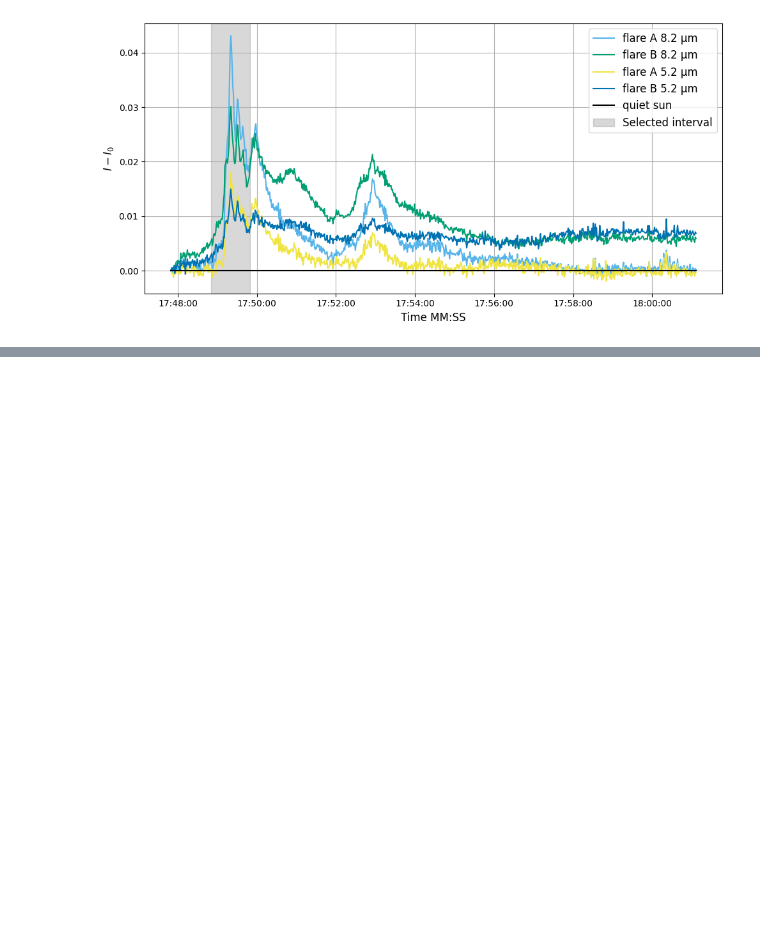
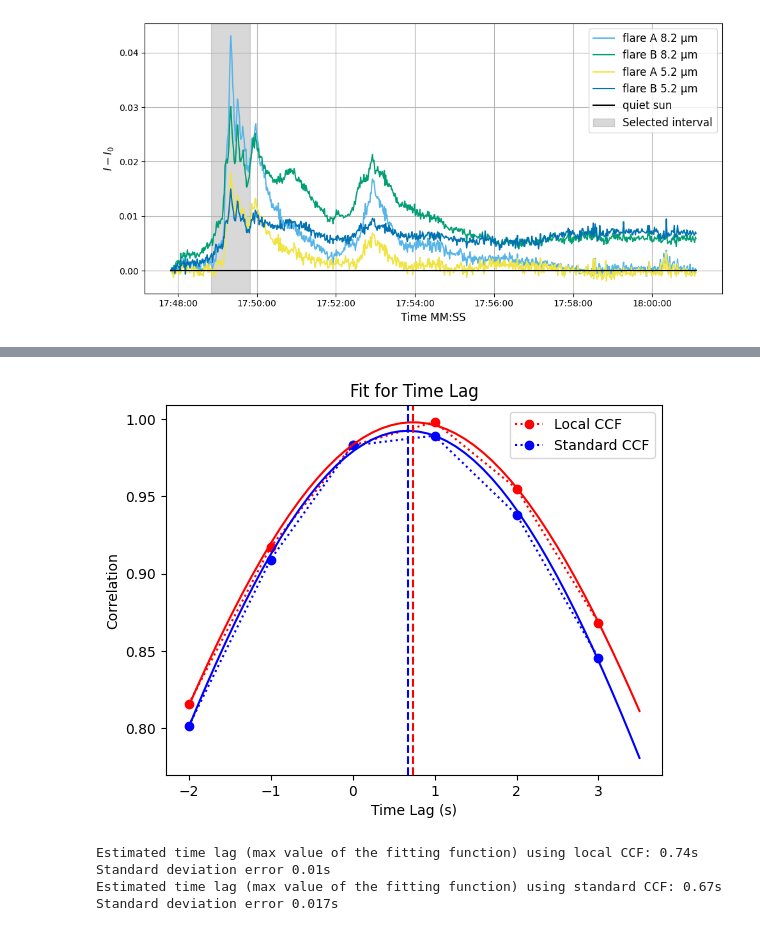
Before and after one commit to miguelrq21-spec/Delay-observations-mid-infrared-channels-in-solar-flare-footpoints, a Jupyter notebook: MIRI_data.ipynb, the cells around one changed output, grey strips where cells are left out. Cells and saved outputs as stored; diff of their text form; code cells hidden in the pictures; blank space fills up the shorter version.

```diff
--- a/MIRI_data.ipynb
+++ b/MIRI_data.ipynb
@@ -307,0 +426,74 @@ plt.show()
+# %%
+#The analysed signals have arround 1min lenght
+lt=61#lenght of time series
+st=60/(lt-1) #step size in time
+na=0 #Noise Amplitude
+ns_1=4.1#Number of seconds to consider un the fit
+ns_2=5.5
+ttl=0.75 #theoretical time lag
+
+noise_1 = np.random.uniform(low=-na, high=na, size=(lt))
+noise_2 = np.random.uniform(low=-na, high=na, size=(lt))
+t=np.linspace(0,60,lt)
+Int_1=(flare(t,10,15,100,0.9)+noise_1)*0.6
+Int_2=flare(t, 10+ttl,15+ttl,100,0.9)+noise_2
+
+#Correlation function
+mean_Int_1=np.mean(Int_1)
+mean_Int_2=np.mean(Int_2)
+Norm=np.std(Int_1)*np.std(Int_2)*len(Int_1)
+
+#We try two different cross correlation functions, local CCF and standard CCF
+#Local CCF
+correlation_1 = TlocalCCF(Int_1,Int_2)
+k=len(Int_1)
+lags_1 = np.arange(-k+3, k-2, 1) #Len of 95, the lag 0 is at 47
+
+#Standard CCF (used by Paulo)
+correlation_2 = signal.correlate(Int_2-mean_Int_2, Int_1-mean_Int_1, mode="full")/Norm
+lags_2 = signal.correlation_lags(Int_2.size, Int_1.size, mode="full")
+
+x1=lags_1[56:62]# 58 is the lag equal to zero
+y1=correlation_1[56:62] #
+
+x2=lags_2[58:64]# 60is the lag equal to zero
+y2=correlation_2[58:64] #
+
+
+n = len(x1)                          #the number of data
+mean = sum(x1*y1)/n
+sigma = sum(y1*(x1-mean)**2)/n
+
+def gaus(x,a,x0,sigma):
+    return a*np.exp(-(x-x0)**2/(2*sigma**2))
+
+popt1,pcov1 = curve_fit(gaus,x1,y1,p0=[1,mean,sigma])
+popt2,pcov2 = curve_fit(gaus,x2,y2,p0=[1,mean,sigma])
+
+plt.plot(x1,y1,'ro:',label='Local CCF')
+plt.plot(x2,y2,'bo:',label='Standard CCF')
+x_ls=np.linspace(-2, 3.5, num=50)
+plt.plot(x_ls,gaus(x_ls,*popt1),'r')
+plt.plot(x_ls,gaus(x_ls,*popt2),'b')
+#plt.axvline(0, color='g', linestyle='--')
+plt.axvline(popt1[1], color='r', linestyle='--')
+plt.axvline(popt2[1], color='b', linestyle='--')
+plt.legend(loc= 'upper right')
+plt.title('Fit for Time Lag')
+plt.xlabel('Time Lag (s)')
+plt.ylabel('Correlation')
+plt.show()
+
+print(f"Estimated time lag (max value of the fitting function) using local CCF: {round(popt1[1], 2) }s")
+perr = np.sqrt(np.diag(pcov1))
+print(f"Standard deviation error {round(perr[1],3)}s")
+
+print(f"Estimated time lag (max value of the fitting function) using standard CCF: {round(popt2[1], 2)}s")
+perr = np.sqrt(np.diag(pcov2))
+print(f"Standard deviation error {round(perr[1],3)}s")
+# %% [output]
+[figure, added]
+Estimated time lag (max value of the fitting function) using local CCF: 0.74s
+Standard deviation error 0.01s
+Estimated time lag (max value of the fitting function) using standard CCF: 0.67s
+Standard deviation error 0.017s
```
Also changed, not shown: parts of 29 cells of this notebook, 46 other files.
